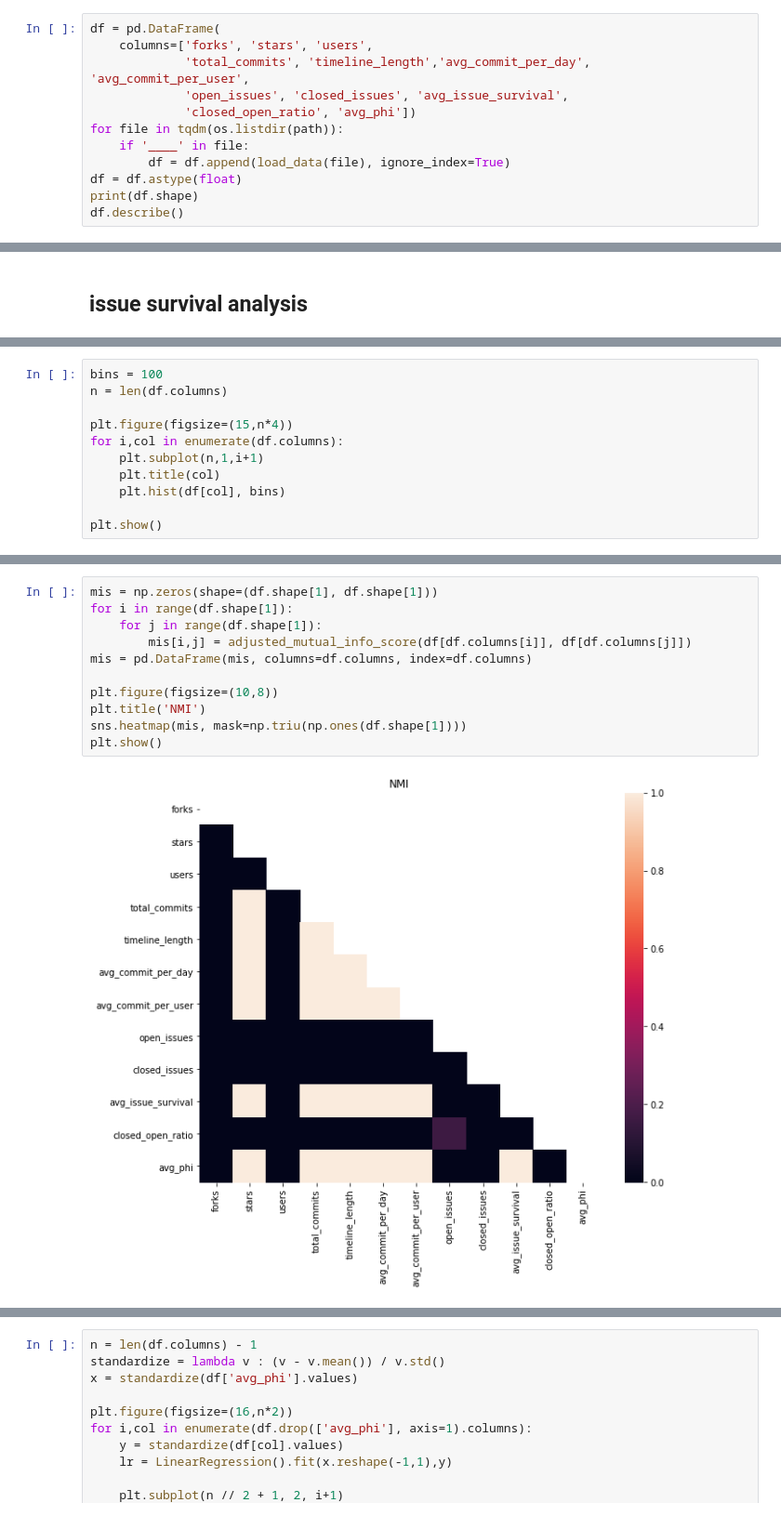
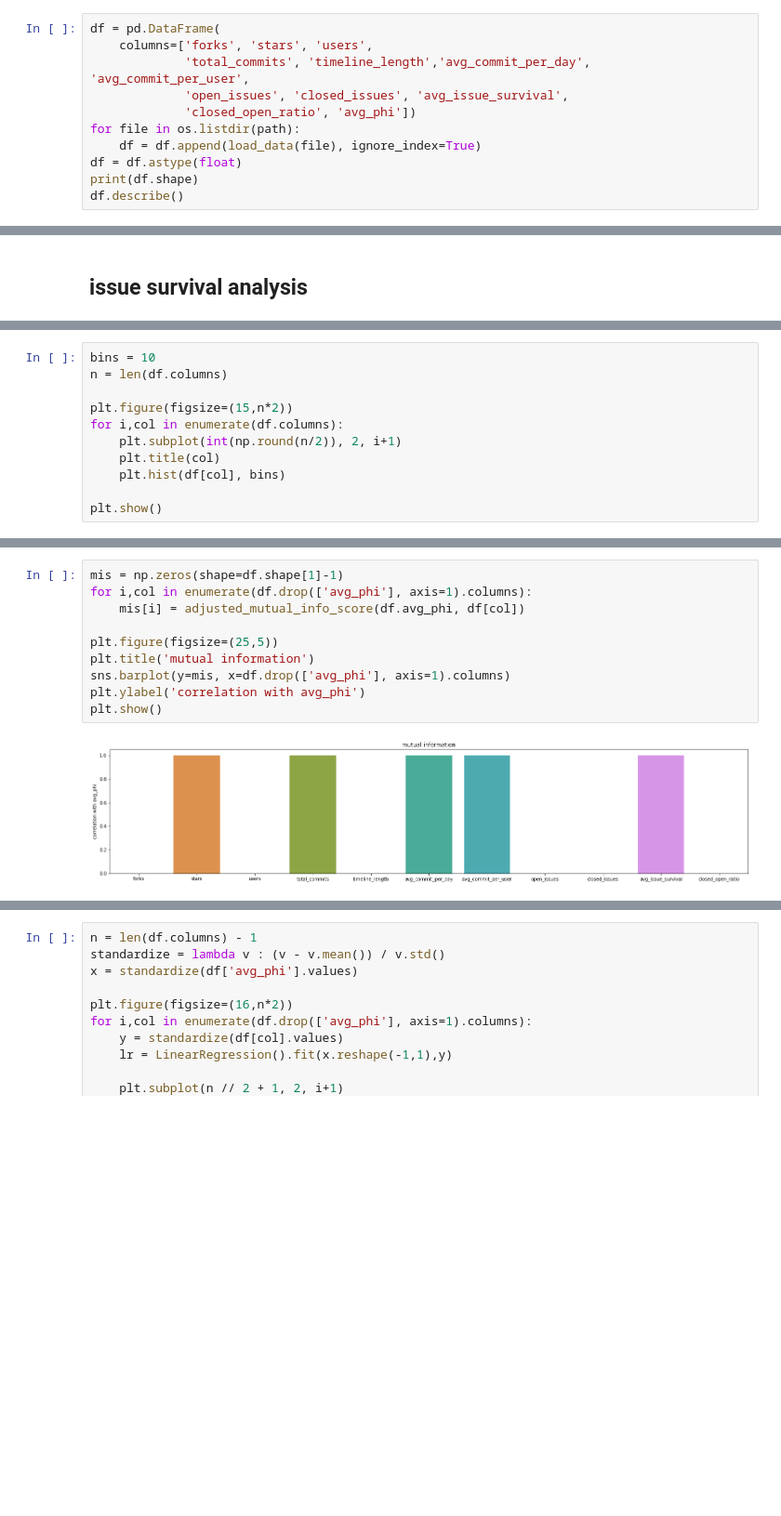
Before and after one commit to s-omranpour/Social-Phi, a Jupyter notebook: examples/data/data analysis.ipynb, the cells around one changed output, grey strips where cells are left out. Shown at 93% size. Cells and saved outputs as stored; diff of their text form; blank space fills up the shorter version.

```diff
--- a/examples/data/data analysis.ipynb
+++ b/examples/data/data analysis.ipynb
@@ -69,9 +69,8 @@ df = pd.DataFrame(
              'total_commits', 'timeline_length','avg_commit_per_day', 'avg_commit_per_user',
              'open_issues', 'closed_issues', 'avg_issue_survival',
              'closed_open_ratio', 'avg_phi'])
-for file in tqdm(os.listdir(path)):
-    if '____' in file:
-        df = df.append(load_data(file), ignore_index=True)
+for file in os.listdir(path):
+    df = df.append(load_data(file), ignore_index=True)
 df = df.astype(float)
 print(df.shape)
 df.describe()
@@ -126,10 +125,10 @@ df.describe()
 # %%
-bins = 100
+bins = 10
 n = len(df.columns)
 
-plt.figure(figsize=(15,n*4))
+plt.figure(figsize=(15,n*2))
 for i,col in enumerate(df.columns):
-    plt.subplot(n,1,i+1)
+    plt.subplot(int(np.round(n/2)), 2, i+1)
     plt.title(col)
     plt.hist(df[col], bins)
 
@@ -167,16 +157,15 @@ sns.barplot(y=df.corr('pearson')['avg_phi'], x=df.columns)
 # %%
-mis = np.zeros(shape=(df.shape[1], df.shape[1]))
-for i in range(df.shape[1]):
-    for j in range(df.shape[1]):
-        mis[i,j] = adjusted_mutual_info_score(df[df.columns[i]], df[df.columns[j]])
-mis = pd.DataFrame(mis, columns=df.columns, index=df.columns)
+mis = np.zeros(shape=df.shape[1]-1)
+for i,col in enumerate(df.drop(['avg_phi'], axis=1).columns):
+    mis[i] = adjusted_mutual_info_score(df.avg_phi, df[col])
 
-plt.figure(figsize=(10,8))
-plt.title('NMI')
-sns.heatmap(mis, mask=np.triu(np.ones(df.shape[1])))
+plt.figure(figsize=(25,5))
+plt.title('mutual information')
+sns.barplot(y=mis, x=df.drop(['avg_phi'], axis=1).columns)
+plt.ylabel('correlation with avg_phi')
 plt.show()
 # %% [output]
-[figure, old version]
+[figure, new version]
 # %%
 def quantize_col(data, col, n_bins=5):
     bins = np.linspace(np.min(data[col]), np.max(data[col])+1, n_bins+1)
```
Also changed, not shown: parts of 6 cells of this notebook, 47 other files.
